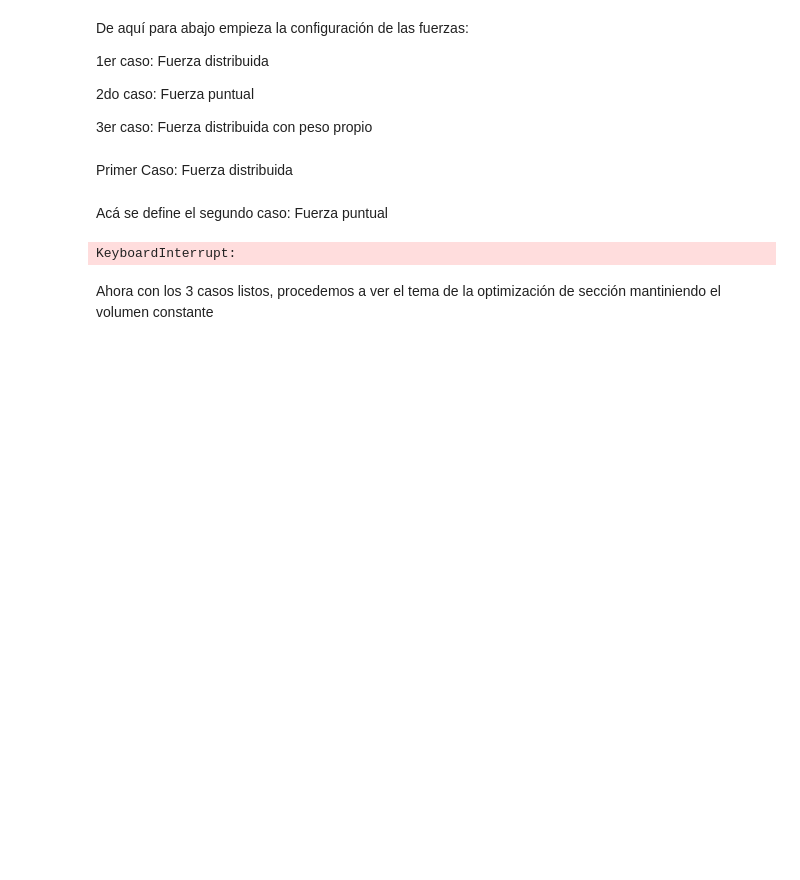
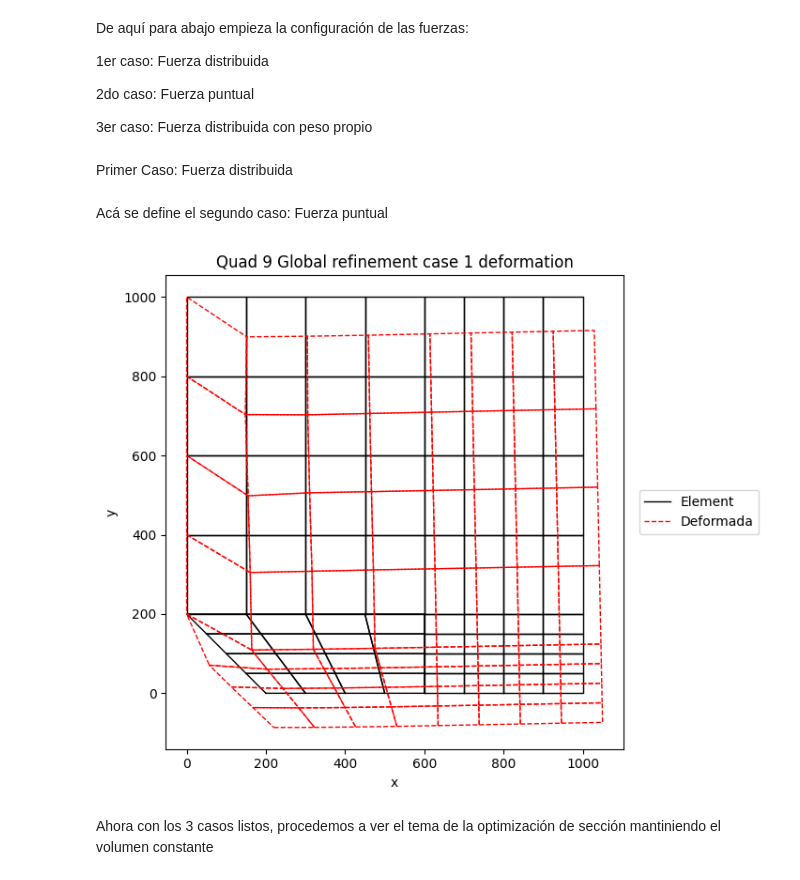
Before and after one commit to berckanala/01-Finite-Element, a Jupyter notebook: T3/Final_HWquad.ipynb, the cells around one changed output. Saved outputs shown, nothing was run; the diff lists cells and outputs as text; code cells hidden in the pictures; blank space fills up the shorter version.

```diff
--- a/T3/Final_HWquad.ipynb
+++ b/T3/Final_HWquad.ipynb
@@ -670,18 +661,18 @@ def plot_deformed_shape(nodes, elements, u, contador, scale, folder="figuras"):
 # %%
 if "BC_1" in grupos:
     nodos_fuerza = grupos["BC_1"]
 i=1
 apply_distributed_force_especial(grupos, elements, 1500*kN)
 u=solve(nodes, elements)
-plot_deformed_shape(nodes, elements, u, i, scale=100, folder="Resultados")
+plot_deformed_shape(nodes, elements, u, i, scale=100, folder="Resultados", title=f"{titulo} deformation")
 results = compute_stress_strain_components(elements, u)
 plot_all_fields(results, nodes, elements, i)
 results_inicial= results
 for j in nodes:
     j.set_nodalLoad([0,0])
 results=0
 # %% [output]
-KeyboardInterrupt:
+[figure, added]
 # %% [markdown]
 Ahora con los 3 casos listos, procedemos a ver el tema de la optimización de sección mantiniendo el volumen constante
 # %%
```
Also changed, not shown: parts of 7 cells of this notebook, 43 other files.
